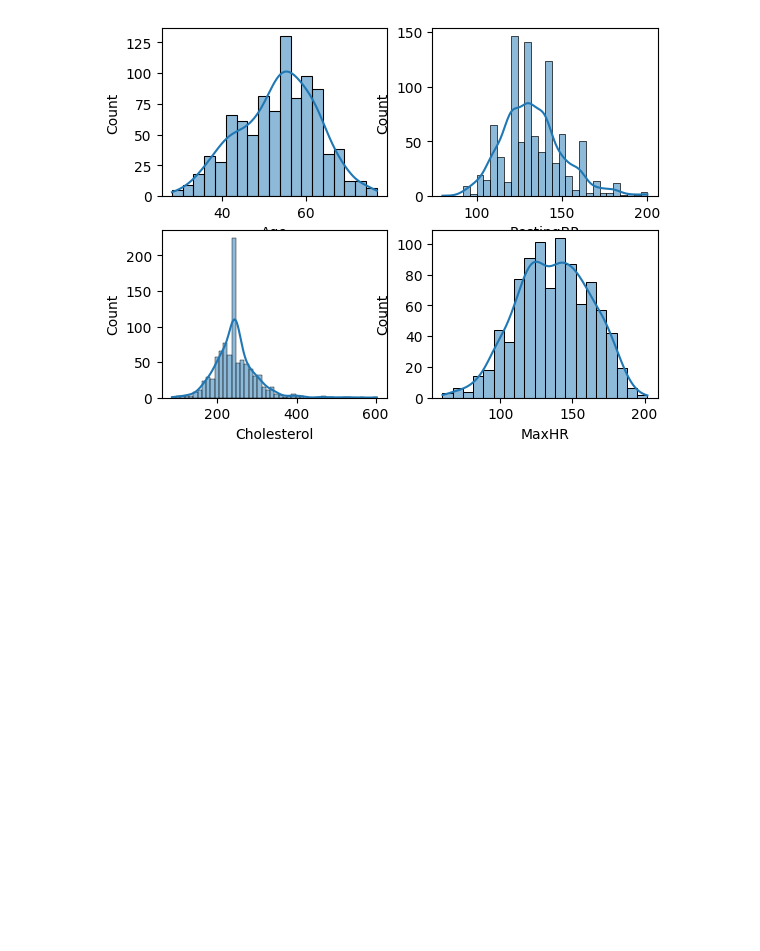
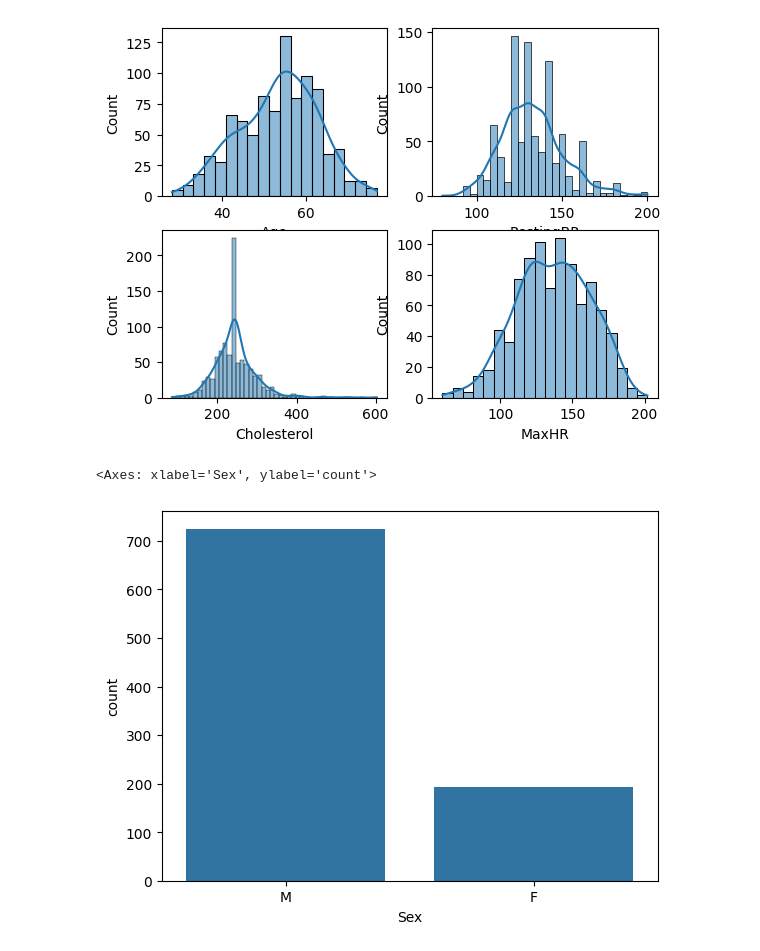
Before and after one commit to akkiyolo/ml_majors, a Jupyter notebook: heart_dataset/model.ipynb, the cells around one changed output. Cells and saved outputs as stored; diff of their text form; code cells hidden in the pictures; blank space fills up the shorter version.

```diff
--- a/heart_dataset/model.ipynb
+++ b/heart_dataset/model.ipynb
@@ -138,3 +138,8 @@ plotting('Cholesterol',3)
 plotting('MaxHR',4)
 # %% [output]
 [figure]
+# %%
+sns.countplot(x=df['Sex'])
+# %% [output]
+<Axes: xlabel='Sex', ylabel='count'>
+[figure, added]
```
Also changed, not shown: parts of 1 cell of this notebook.
